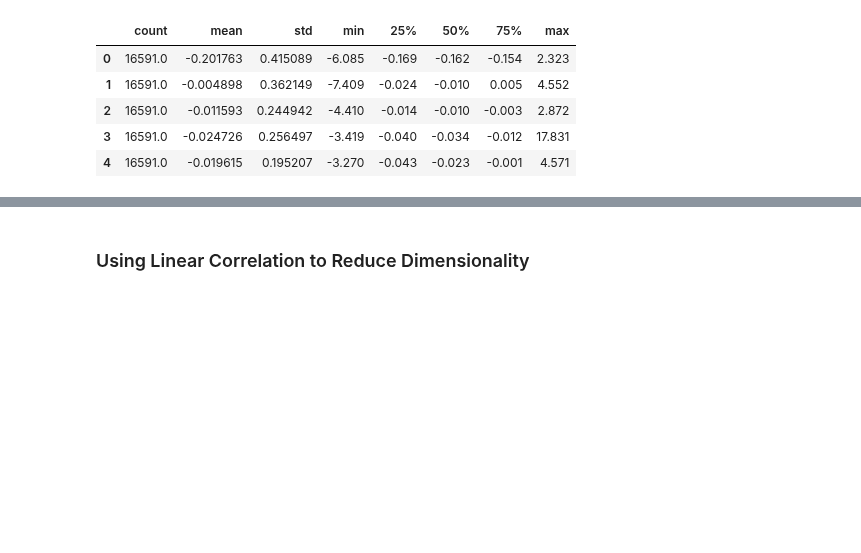
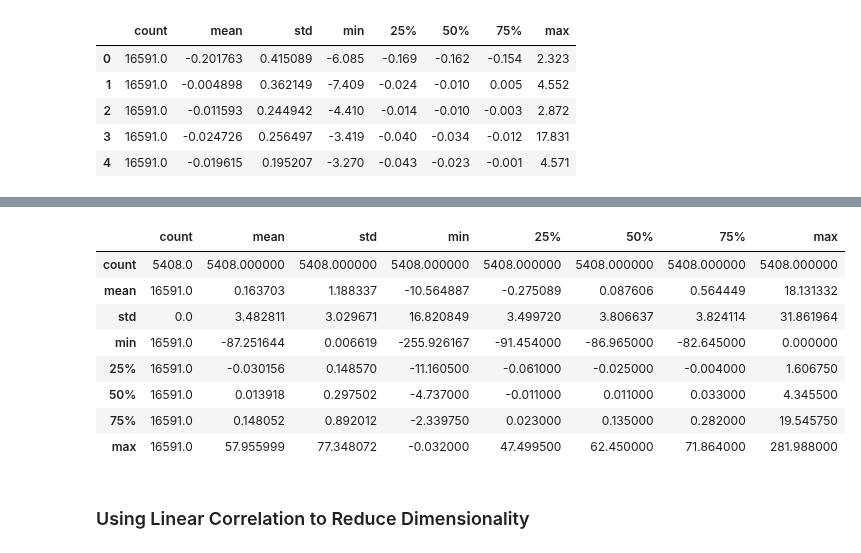
Before and after one commit to dna-witch/p53_Rescue_Mutants, a Jupyter notebook: notebooks/3.0-sm-preprocessing.ipynb, the cells around one changed output, grey strips where cells are left out. Cells and saved outputs as stored; diff of their text form; code cells hidden in the pictures; blank space fills up the shorter version.

```diff
--- a/notebooks/3.0-sm-preprocessing.ipynb
+++ b/notebooks/3.0-sm-preprocessing.ipynb
@@ -123,2 +128,14 @@ AttributeError: module 'seaborn' has no attribute 'histplot'
+# %%
+descT.describe() # focus on the 'std' column!
+# %% [output]
+|  | count | mean | std | min | 25% | 50% | 75% | max |
+| count | 5408.0 | 5408.000000 | 5408.000000 | 5408.000000 | 5408.000000 | 5408.000000 | 5408.000000 | 5408.000000 |
+| mean | 16591.0 | 0.163703 | 1.188337 | -10.564887 | -0.275089 | 0.087606 | 0.564449 | 18.131332 |
+| std | 0.0 | 3.482811 | 3.029671 | 16.820849 | 3.499720 | 3.806637 | 3.824114 | 31.861964 |
+| min | 16591.0 | -87.251644 | 0.006619 | -255.926167 | -91.454000 | -86.965000 | -82.645000 | 0.000000 |
+| 25% | 16591.0 | -0.030156 | 0.148570 | -11.160500 | -0.061000 | -0.025000 | -0.004000 | 1.606750 |
+| 50% | 16591.0 | 0.013918 | 0.297502 | -4.737000 | -0.011000 | 0.011000 | 0.033000 | 4.345500 |
+| 75% | 16591.0 | 0.148052 | 0.892012 | -2.339750 | 0.023000 | 0.135000 | 0.282000 | 19.545750 |
+| max | 16591.0 | 57.955999 | 77.348072 | -0.032000 | 47.499500 | 62.450000 | 71.864000 | 281.988000 |
 # %%
 # write a loop to remove features with no variance first
```
Also changed, not shown: parts of 3 cells of this notebook.
